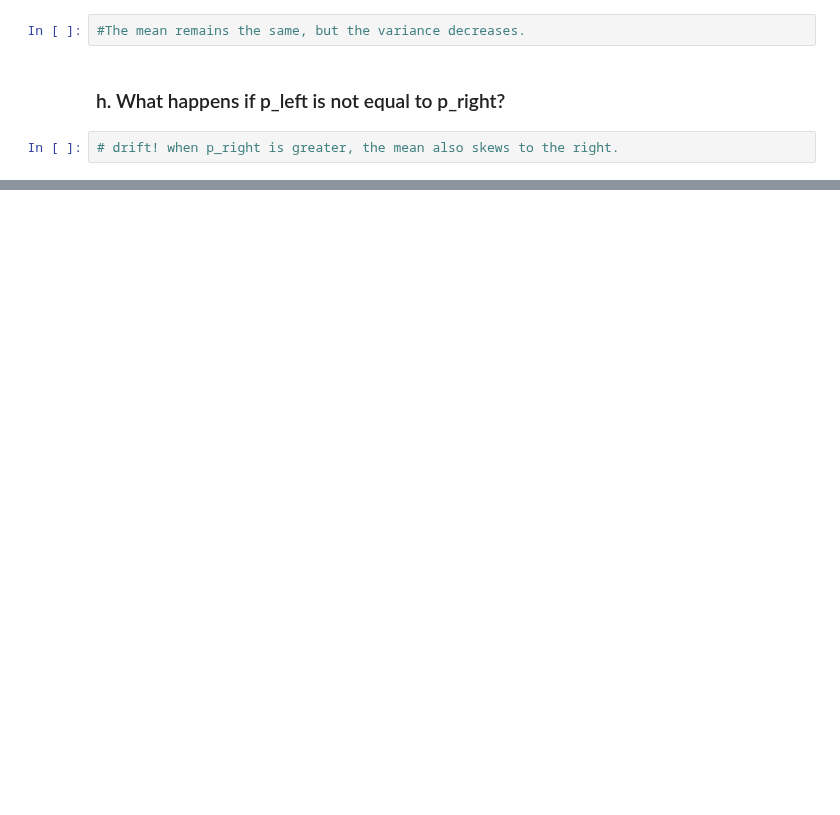
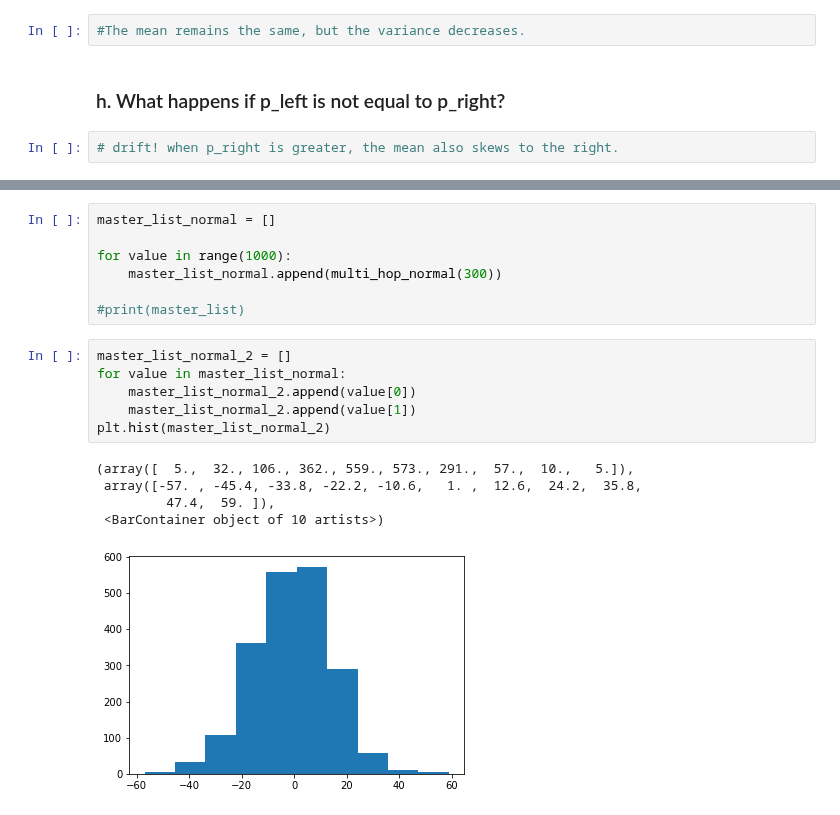
Before and after one commit to chende35/qbb2020-answers, a Jupyter notebook: weeks2/Random_Walks.ipynb, the cells around one changed output, grey strips where cells are left out. Cells and saved outputs as stored; diff of their text form; blank space fills up the shorter version.

```diff
--- a/weeks2/Random_Walks.ipynb
+++ b/weeks2/Random_Walks.ipynb
@@ -256,0 +326,19 @@ print(var_2)
+# %%
+master_list_normal = []
+
+for value in range(1000):
+    master_list_normal.append(multi_hop_normal(300))
+
+#print(master_list)
+# %%
+master_list_normal_2 = []
+for value in master_list_normal:
+    master_list_normal_2.append(value[0])
+    master_list_normal_2.append(value[1])
+plt.hist(master_list_normal_2)
+# %% [output]
+(array([  5.,  32., 106., 362., 559., 573., 291.,  57.,  10.,   5.]),
+ array([-57. , -45.4, -33.8, -22.2, -10.6,   1. ,  12.6,  24.2,  35.8,
+         47.4,  59. ]),
+ <BarContainer object of 10 artists>)
+[figure, added]
```
Also changed, not shown: parts of 25 cells of this notebook.
